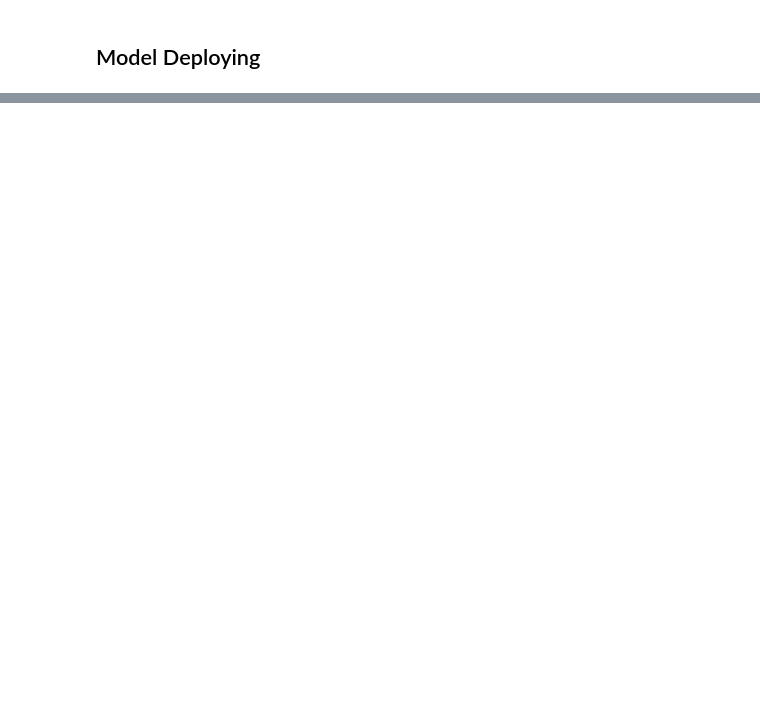
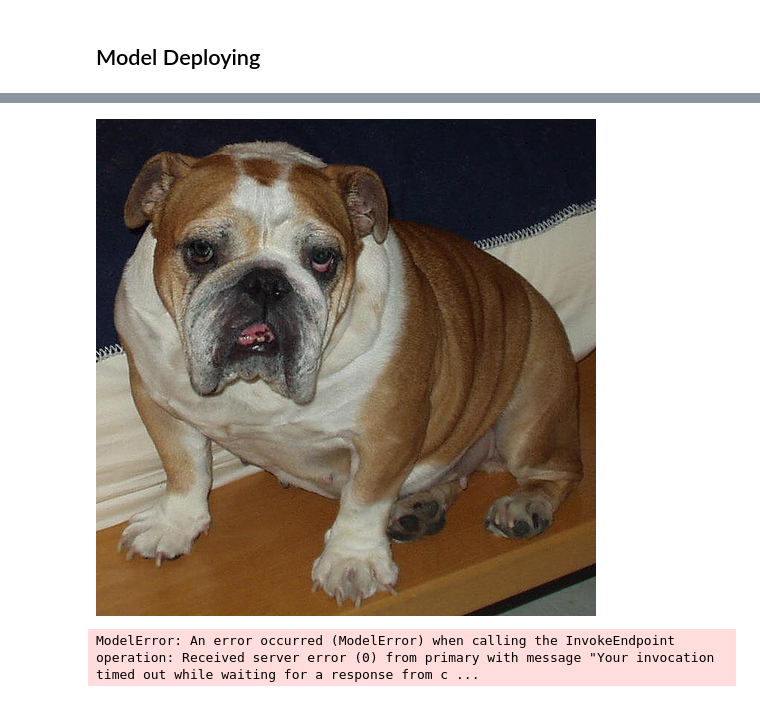
Before and after one commit to ShantiRoseCodes/aws_mle_project, a Jupyter notebook: train_and_deploy.ipynb, the cells around one changed output, grey strips where cells are left out. Saved outputs shown, nothing was run; the diff lists cells and outputs as text; code cells hidden in the pictures; blank space fills up the shorter version.

Commit message:
finished model and endpoint creation

```diff
--- a/train_and_deploy.ipynb
+++ b/train_and_deploy.ipynb
@@ -285,0 +440,13 @@ predictor=estimator.deploy() # TODO: Add your deployment configuration like inst
+# %%
+import torch
+from torchvision import transforms
+from PIL import Image
+
+image = Image.open('dogImages/test/040.Bulldog/Bulldog_02846.jpg')
+image
+# %% [output]
+[figure, added]
+# %%
+response = predictor.predict(image)
+# %% [output]
+ModelError: An error occurred (ModelError) when calling the InvokeEndpoint operation: Received server error (0) from primary with message "Your invocation timed out while waiting for a response from c ...
```
Also changed, not shown: parts of 29 cells of this notebook, 2 other files.
